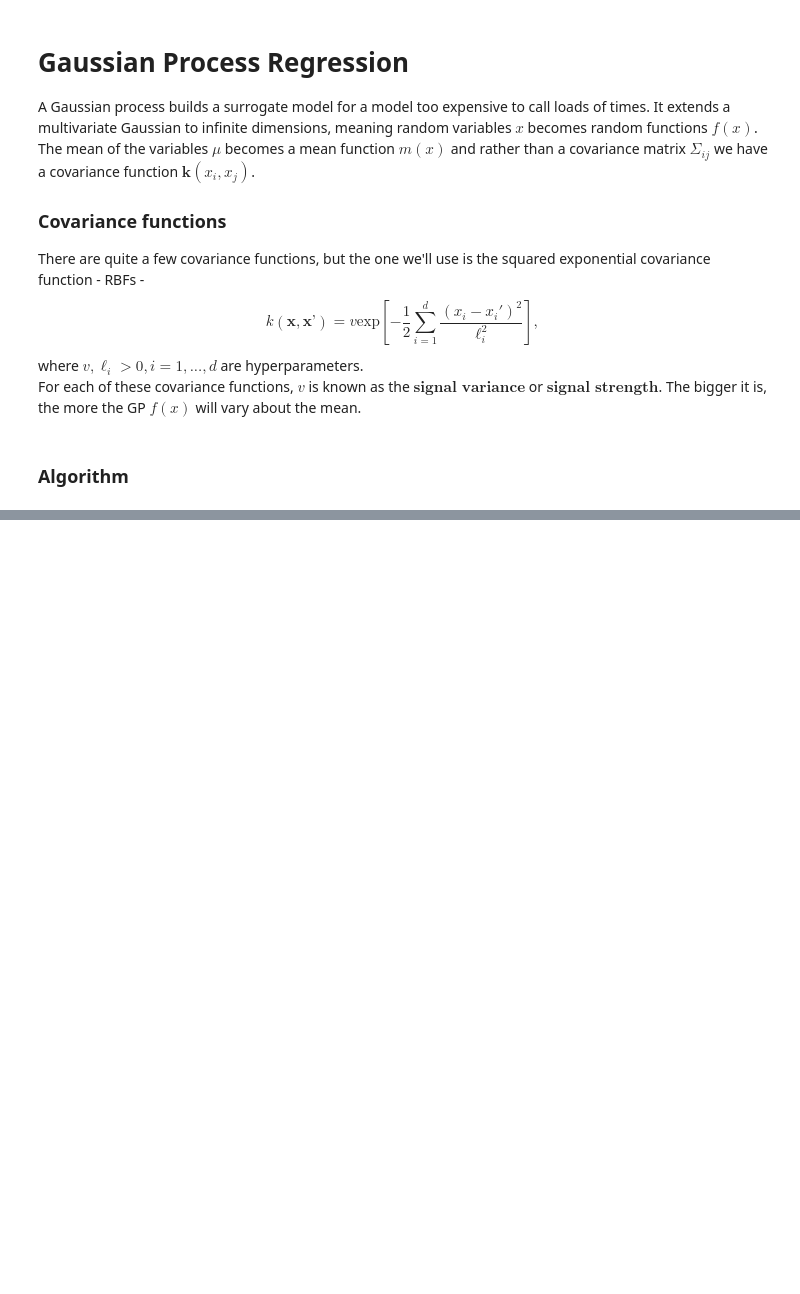
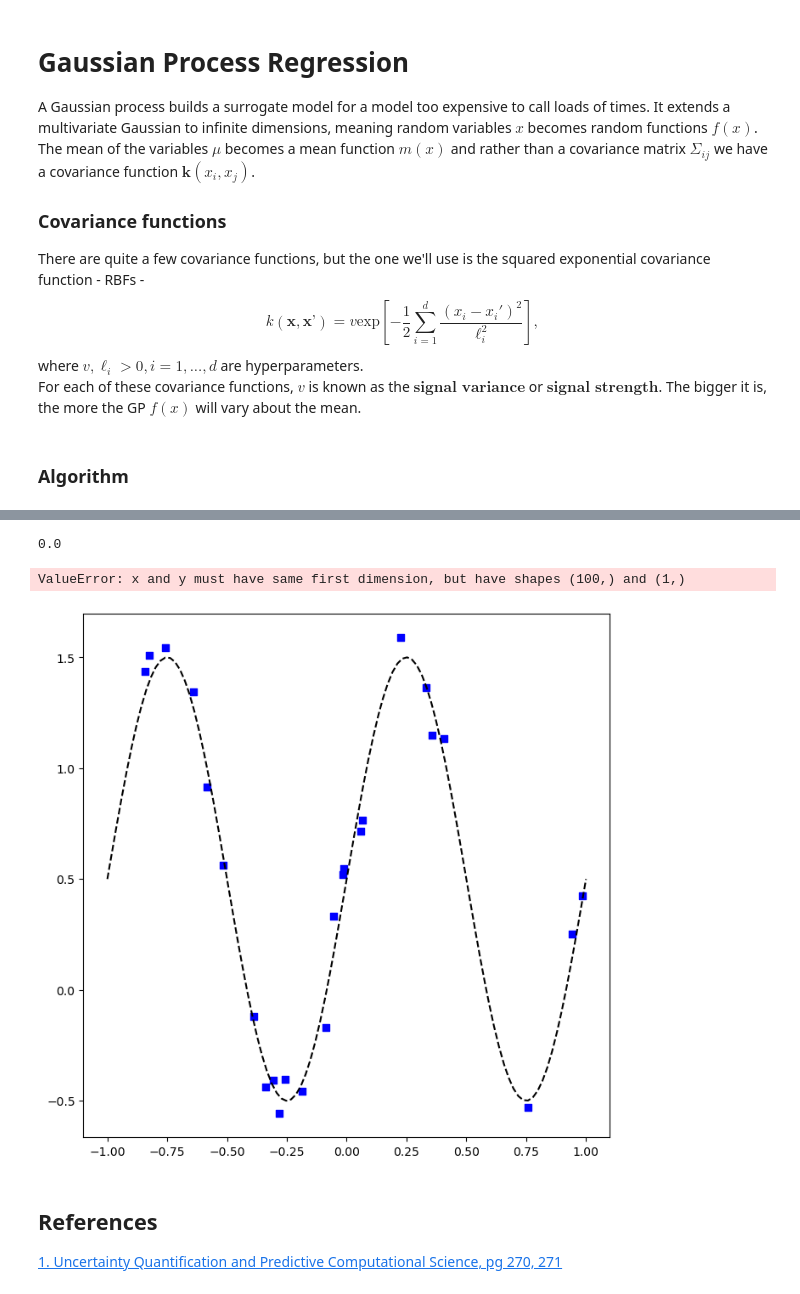
Before and after one commit to jrobo-gith/Regression-techniques-from-scratch, a Jupyter notebook: regression_models/GPR.ipynb, the cells around one changed output, grey strips where cells are left out. Saved outputs shown, nothing was run; the diff lists cells and outputs as text; code cells hidden in the pictures; blank space fills up the shorter version.

```diff
--- a/regression_models/GPR.ipynb
+++ b/regression_models/GPR.ipynb
@@ -42,0 +47,50 @@ NameError: name 'true_func' is not defined
+# %%
+def GPR(X: np.array, y: np.array, k, sigma):
+    N = y.size
+
+    K = np.zeros((N, N))
+    kstar = np.zeros(N)
+    for i in range(N):
+        for j in range(0, i+1):
+            K[i, j] = k(X[i], X[j])
+            if i!=j:
+                K[j, i] = K[i, j]
+            else:
+                K[i, j] += sigma**2
+
+    # Cholesky Factorisation
+    L = np.linalg.cholesky(K)
+    alpha = sla.solve_triangular(L.T, sla.solve_triangular(L, y, lower=True))
+    f_star = kstar.T @ alpha
+    v = sla.solve_triangular(L, kstar, lower=True)
+    V_star = kstar - v.T @ v
+
+    return f_star, V_star
+# %%
+y_star, V = GPR(X_data, y_data, k, sigma)
+print(y_star)
+sigma_epi = np.sqrt(np.diag(V)).flatten() # epistemic uncertainty: posterior variance from GP
+sigma_tot = np.sqrt(np.diag(V) + sigma**2).flatten() # posterior variance + noise
+# %% [output]
+0.0
+# %%
+X_true = np.linspace(-1, 1, 100)
+num_obvs = 25
+sigma = 0.1
+X_data = np.random.uniform(-1, 1, num_obvs)
+y_data = data_gen.data(X_data, sigma**2)
+fig, ax = plt.subplots(figsize=(8, 8))
+ax.scatter(X_data, y_data, marker='s', label='Observations', color="b")
+ax.plot(X_true, data_gen.sinusoid(X_true), label='True function', color="k", linestyle='--')
+ax.plot(X_true, y_star.flatten(), label='GPR prediction', color="r", linestyle='--')
+ax.set_xlabel('$x$')
+ax.set_ylabel('$y$')
+ax.set_title("Noisy observations of the original function $y = 0.5 sin(2\pi X) + \epsilon$")
+ax.legend()
+ax.grid(True)
+# %% [output]
+ValueError: x and y must have same first dimension, but have shapes (100,) and (1,)
+[figure, added]
+# %% [markdown]
+## References
+[1. Uncertainty Quantification and Predictive Computational Science, pg 270, 271](https://link.springer.com/book/10.1007/978-3-319-99525-0)
```
Also changed, not shown: parts of 7 cells of this notebook, 2 other files.
